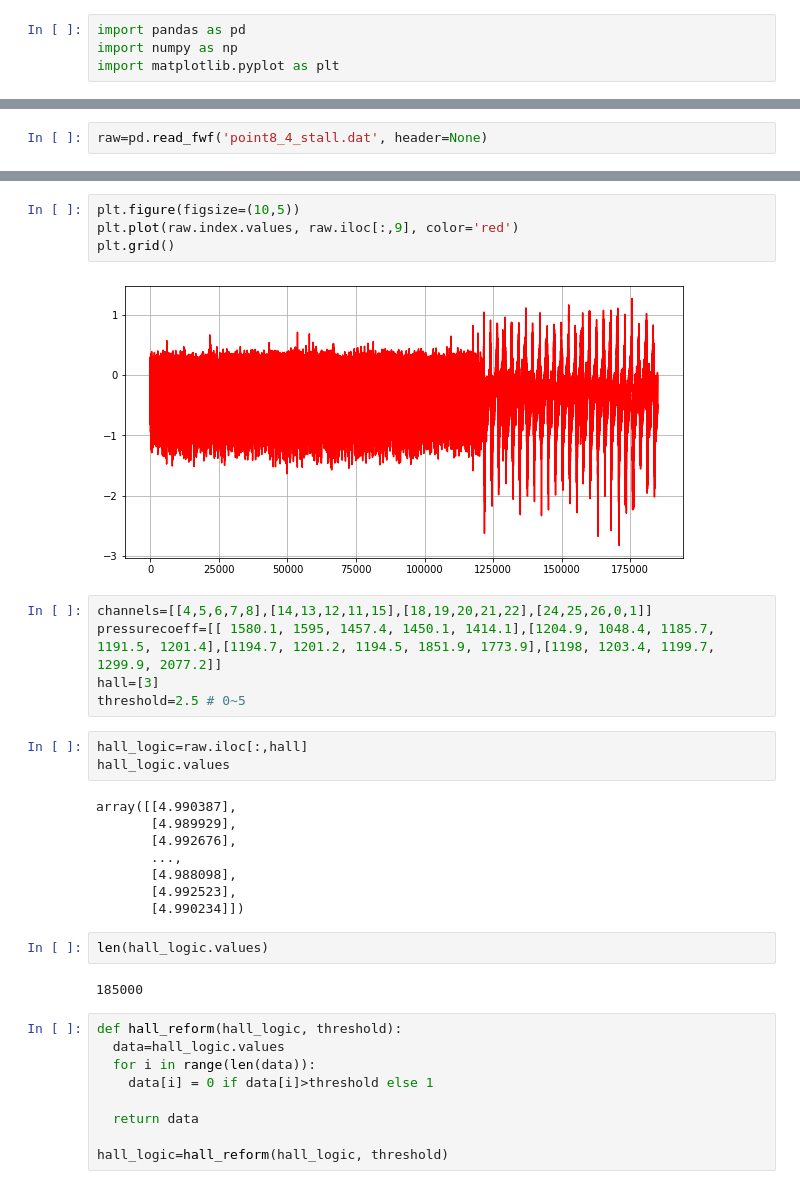
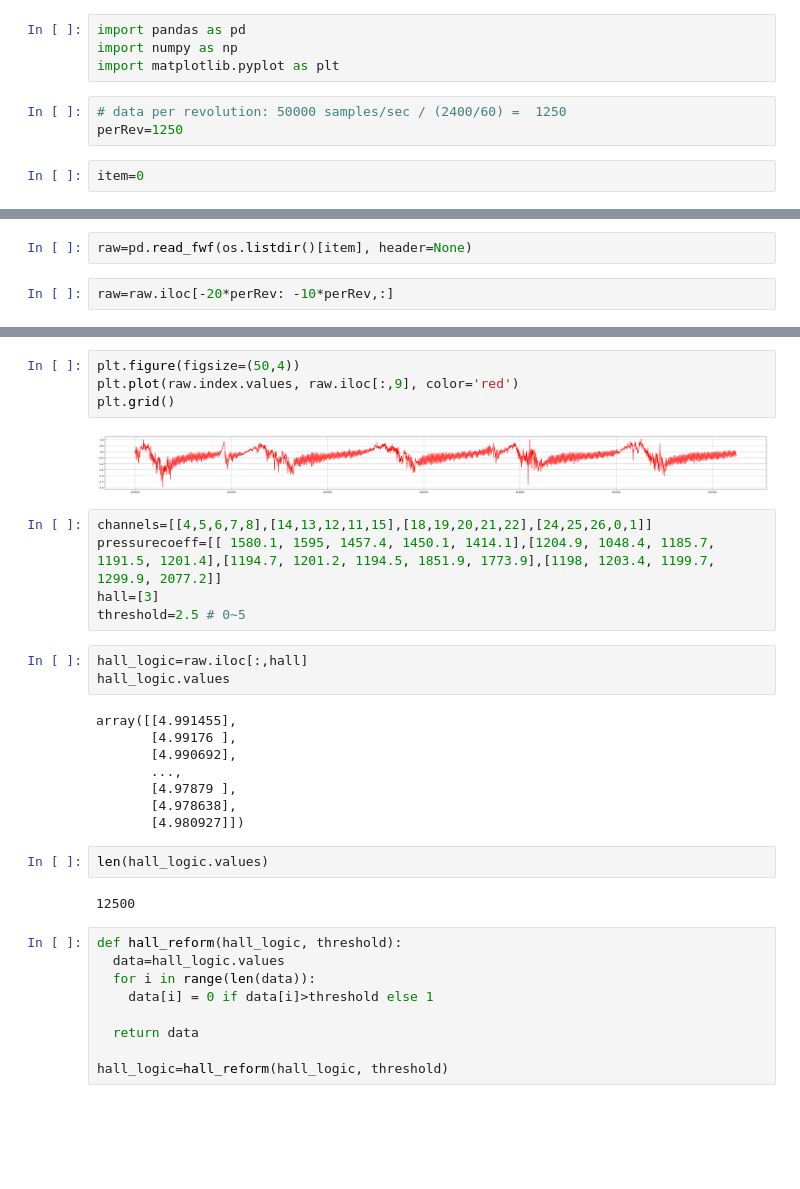
Before and after one commit to jamagola/SpikeStall, a Jupyter notebook: jetStall.ipynb, the cells around one changed output, grey strips where cells are left out. Cells and saved outputs as stored; diff of their text form; blank space fills up the shorter version.

```diff
--- a/jetStall.ipynb
+++ b/jetStall.ipynb
@@ -28,3 +16,8 @@ os.chdir('drive/MyDrive/paperBuild/Compressor')
 import pandas as pd
 import numpy as np
 import matplotlib.pyplot as plt
+# %%
+# data per revolution: 50000 samples/sec / (2400/60) =  1250
+perRev=1250
+# %%
+item=0
@@ -31,5 +32,7 @@ import matplotlib.pyplot as plt
 # %%
-raw=pd.read_fwf('point8_4_stall.dat', header=None)
+raw=pd.read_fwf(os.listdir()[item], header=None)
+# %%
+raw=raw.iloc[-20*perRev: -10*perRev,:]
 # %%
 raw.head(5)
 # %% [output]
@@ -62,9 +79,9 @@ array([     0,      1,      2, ..., 184997, 184998, 184999])
 # %%
-plt.figure(figsize=(10,5))
+plt.figure(figsize=(50,4))
 plt.plot(raw.index.values, raw.iloc[:,9], color='red')
 plt.grid()
 # %% [output]
-[figure, old version]
+[figure, new version]
 # %%
 channels=[[4,5,6,7,8],[14,13,12,11,15],[18,19,20,21,22],[24,25,26,0,1]]
 pressurecoeff=[[ 1580.1, 1595, 1457.4, 1450.1, 1414.1],[1204.9, 1048.4, 1185.7, 1191.5, 1201.4],[1194.7, 1201.2, 1194.5, 1851.9, 1773.9],[1198, 1203.4, 1199.7, 1299.9, 2077.2]]
@@ -74,17 +91,17 @@ threshold=2.5 # 0~5
 hall_logic=raw.iloc[:,hall]
 hall_logic.values
 # %% [output]
-array([[4.990387],
-       [4.989929],
-       [4.992676],
+array([[4.991455],
+       [4.99176 ],
+       [4.990692],
        ...,
-       [4.988098],
-       [4.992523],
-       [4.990234]])
+       [4.97879 ],
+       [4.978638],
+       [4.980927]])
 # %%
 len(hall_logic.values)
 # %% [output]
-185000
+12500
 # %%
 def hall_reform(hall_logic, threshold):
   data=hall_logic.values
```
Also changed, not shown: parts of 38 cells of this notebook, 1 other file.
